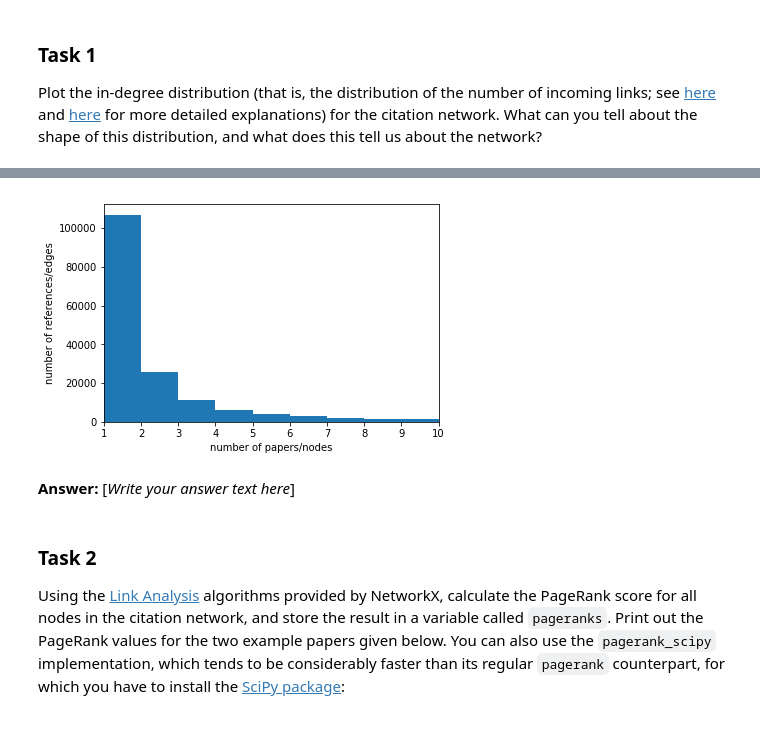
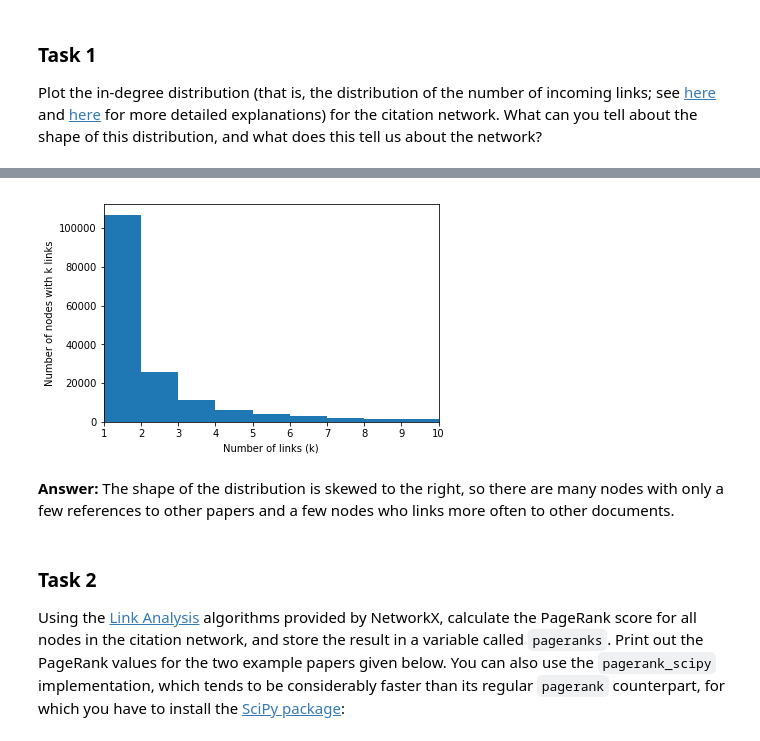
Before and after one commit to iMylene/IR2018, a Jupyter notebook: 05_analysis.ipynb, the cells around one changed output, grey strips where cells are left out. Drawn from its saved outputs; the diff is of its cells as text; code cells hidden in the pictures.

```diff
--- a/05_analysis.ipynb
+++ b/05_analysis.ipynb
@@ -420,12 +383,12 @@ Plot the in-degree distribution (that is, the distribution of the number of inco
 # %%
 plt.hist( x=[ len(ref) for ref in cited_by.values() ], bins=range(60) )
-plt.xlabel('number of papers/nodes')
-plt.ylabel('number of references/edges')
+plt.xlabel('Number of links (k)')
+plt.ylabel('Number of nodes with k links')
 plt.xlim(1,10);
 # %% [output]
-[figure, old version]
+[figure, new version]
-# %% [markdown]
-**Answer:** [_Write your answer text here_]
+# %% [markdown]
+**Answer:** The shape of the distribution is skewed to the right, so there are many nodes with only a few references to other papers and a few nodes who links more often to other documents.
 # %% [markdown]
 ### Task 2
 
```
Also changed, not shown: parts of 15 cells of this notebook, 4 other files.
